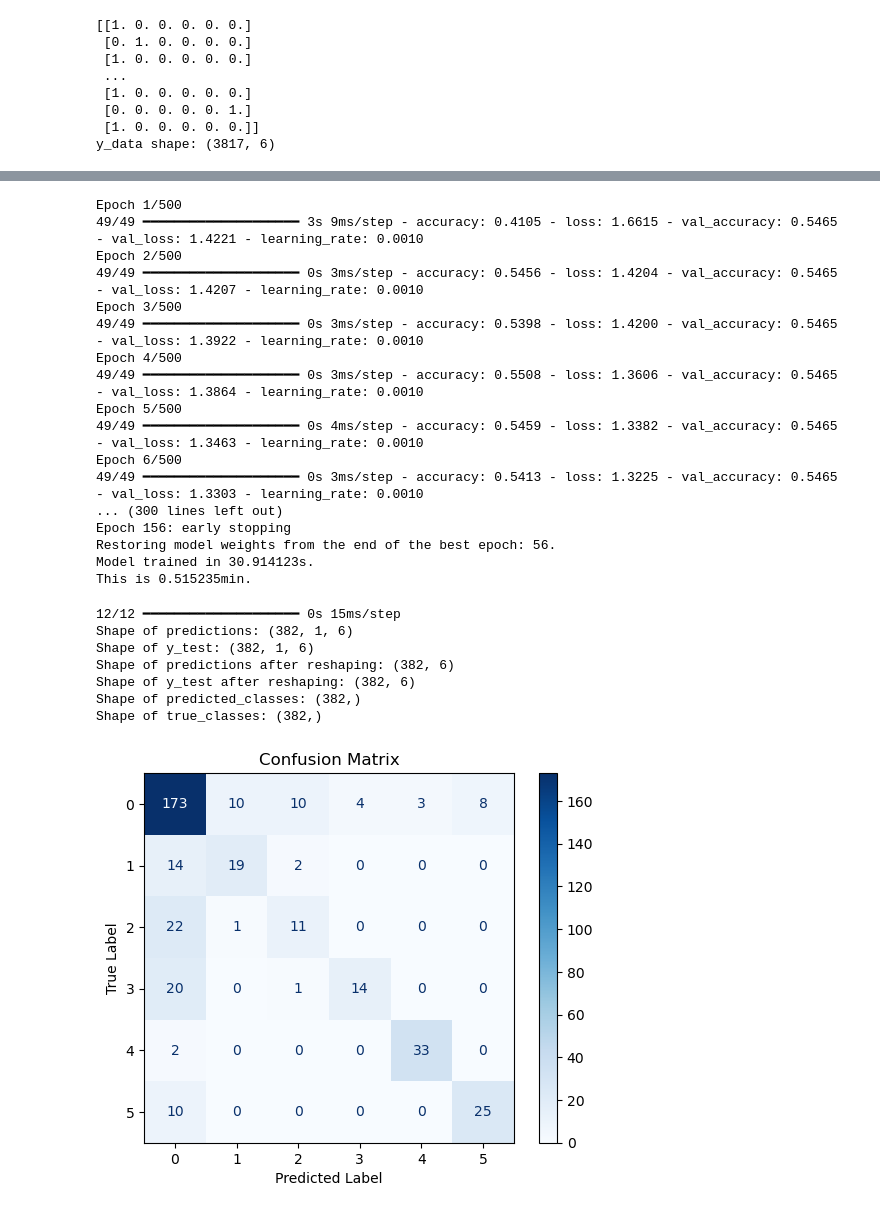
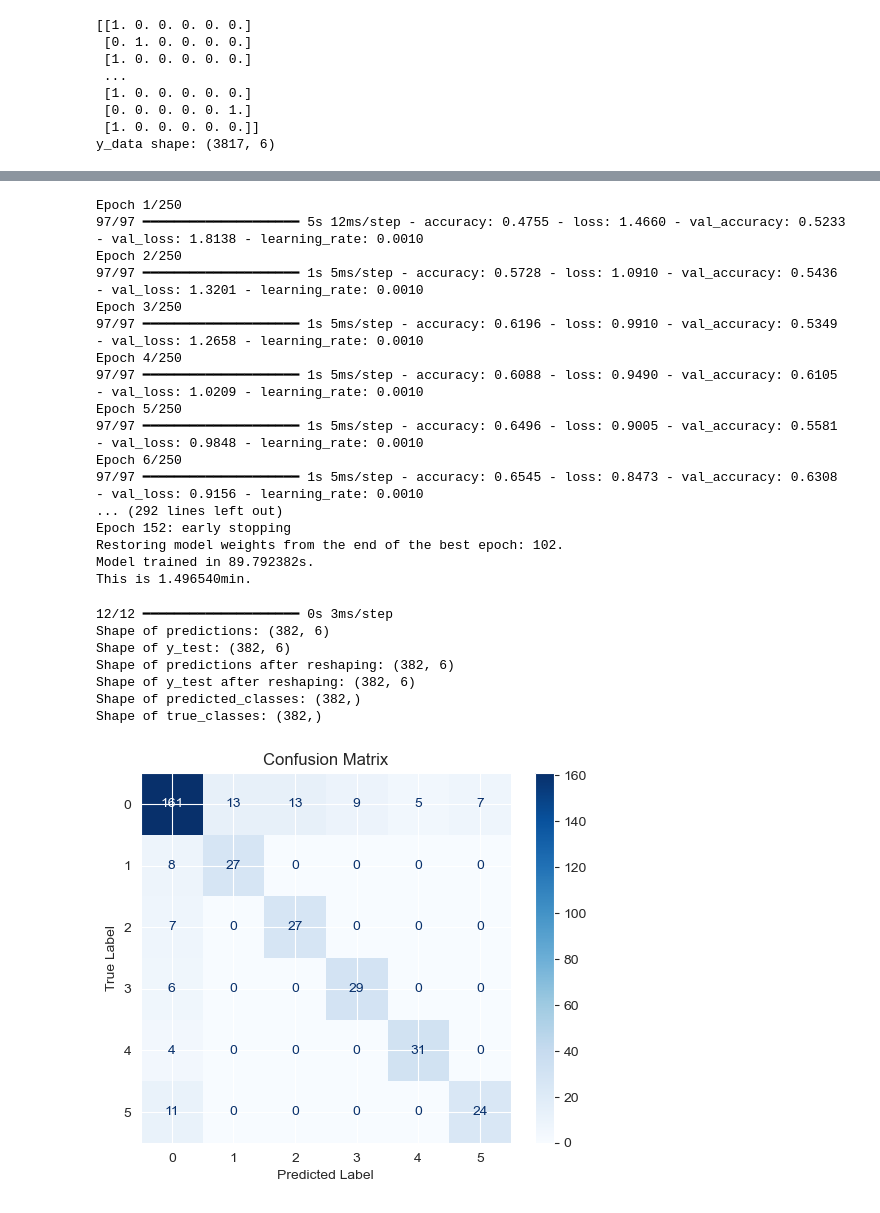
Before and after one commit to magictoene/BachelorThesis, a Jupyter notebook: neural_network_test.ipynb, the cells around one changed output, grey strips where cells are left out. Saved outputs shown, nothing was run; the diff lists cells and outputs as text; code cells hidden in the pictures.

```diff
--- a/neural_network_test.ipynb
+++ b/neural_network_test.ipynb
@@ -282,7 +306,7 @@ model.add(Dense(6, activation='softmax'))
 # print(class_weight_dict)
 # %%
 # Compile the model
-model.compile(optimizer=Adam(learning_rate=0.001), loss='categorical_crossentropy', metrics=['accuracy'])
+model.compile(optimizer=RMSprop(learning_rate=0.001), loss='categorical_crossentropy', metrics=['accuracy'])
 # %%
 # Print the model summary
 model.summary()
@@ -319,36 +335,36 @@ now = datetime.datetime.now()
 from keras.src.callbacks import EarlyStopping, ReduceLROnPlateau
 
 
-es_callback = EarlyStopping(monitor='val_loss', mode='min', patience=100, verbose=1, restore_best_weights=True)
-reduce_lr = ReduceLROnPlateau(monitor='val_loss', factor=0.5, patience=20)
+es_callback = EarlyStopping(monitor='val_loss', mode='min', patience=50, verbose=1, restore_best_weights=True)
+reduce_lr = ReduceLROnPlateau(monitor='val_loss', factor=0.3, patience=15)
 # %%
 from torch.utils.benchmark import timer
 
-# fit the keras model on the dataset
+# fit the keras model on the dataset0
 startTime = timer()
-history = model.fit(X_train, y_train, epochs=500, callbacks=[es_callback, reduce_lr], validation_data=(X_val, y_val), batch_size=64, verbose=1)# , class_weight=class_weight_dict)
+history = model.fit(X_train, y_train, epochs=250, callbacks=[es_callback, reduce_lr], validation_data=(X_val, y_val), batch_size=32, verbose=1)#, class_weight=class_weight_dict)
 
 endTime = timer()
 print("Model trained in {:f}s.".format(endTime - startTime))
 print("This is {:f}min.".format((endTime - startTime)/60))
 # %% [output]
-Epoch 1/500
-49/49 ━━━━━━━━━━━━━━━━━━━━ 3s 9ms/step - accuracy: 0.4105 - loss: 1.6615 - val_accuracy: 0.5465 - val_loss: 1.4221 - learning_rate: 0.0010
-Epoch 2/500
-49/49 ━━━━━━━━━━━━━━━━━━━━ 0s 3ms/step - accuracy: 0.5456 - loss: 1.4204 - val_accuracy: 0.5465 - val_loss: 1.4207 - learning_rate: 0.0010
-Epoch 3/500
-49/49 ━━━━━━━━━━━━━━━━━━━━ 0s 3ms/step - accuracy: 0.5398 - loss: 1.4200 - val_accuracy: 0.5465 - val_loss: 1.3922 - learning_rate: 0.0010
-Epoch 4/500
-49/49 ━━━━━━━━━━━━━━━━━━━━ 0s 3ms/step - accuracy: 0.5508 - loss: 1.3606 - val_accuracy: 0.5465 - val_loss: 1.3864 - learning_rate: 0.0010
-Epoch 5/500
-49/49 ━━━━━━━━━━━━━━━━━━━━ 0s 4ms/step - accuracy: 0.5459 - loss: 1.3382 - val_accuracy: 0.5465 - val_loss: 1.3463 - learning_rate: 0.0010
-Epoch 6/500
-49/49 ━━━━━━━━━━━━━━━━━━━━ 0s 3ms/step - accuracy: 0.5413 - loss: 1.3225 - val_accuracy: 0.5465 - val_loss: 1.3303 - learning_rate: 0.0010
-... (300 lines left out)
-Epoch 156: early stopping
-Restoring model weights from the end of the best epoch: 56.
-Model trained in 30.914123s.
-This is 0.515235min.
+Epoch 1/250
+97/97 ━━━━━━━━━━━━━━━━━━━━ 5s 12ms/step - accuracy: 0.4755 - loss: 1.4660 - val_accuracy: 0.5233 - val_loss: 1.8138 - learning_rate: 0.0010
+Epoch 2/250
+97/97 ━━━━━━━━━━━━━━━━━━━━ 1s 5ms/step - accuracy: 0.5728 - loss: 1.0910 - val_accuracy: 0.5436 - val_loss: 1.3201 - learning_rate: 0.0010
+Epoch 3/250
+97/97 ━━━━━━━━━━━━━━━━━━━━ 1s 5ms/step - accuracy: 0.6196 - loss: 0.9910 - val_accuracy: 0.5349 - val_loss: 1.2658 - learning_rate: 0.0010
+Epoch 4/250
+97/97 ━━━━━━━━━━━━━━━━━━━━ 1s 5ms/step - accuracy: 0.6088 - loss: 0.9490 - val_accuracy: 0.6105 - val_loss: 1.0209 - learning_rate: 0.0010
+Epoch 5/250
+97/97 ━━━━━━━━━━━━━━━━━━━━ 1s 5ms/step - accuracy: 0.6496 - loss: 0.9005 - val_accuracy: 0.5581 - val_loss: 0.9848 - learning_rate: 0.0010
+Epoch 6/250
+97/97 ━━━━━━━━━━━━━━━━━━━━ 1s 5ms/step - accuracy: 0.6545 - loss: 0.8473 - val_accuracy: 0.6308 - val_loss: 0.9156 - learning_rate: 0.0010
+... (292 lines left out)
+Epoch 152: early stopping
+Restoring model weights from the end of the best epoch: 102.
+Model trained in 89.792382s.
+This is 1.496540min.
 # %%
 # Predict on the test data
 from sklearn.metrics import confusion_matrix, ConfusionMatrixDisplay
@@ -362,38 +378,38 @@ predictions = model.predict(X_test)
 print(f"Shape of predictions: {predictions.shape}")
 print(f"Shape of y_test: {y_test.shape}")
 
-# Reshape the predictions and y_test to remove the extra dimension
-predictions = predictions.reshape(predictions.shape[0], predictions.shape[2])
-y_test = y_test.reshape(y_test.shape[0], y_test.shape[2])
+# # Reshape the predictions and y_test to remove the extra dimension
+# predictions = predictions.reshape(predictions.shape[0], predictions.shape[2])
+# y_test = y_test.reshape(y_test.shape[0], y_test.shape[2])
 
-# Print the shapes to debug
+# Print the shapes to debugs
 print(f"Shape of predictions after reshaping: {predictions.shape}")
 print(f"Shape of y_test after reshaping: {y_test.shape}")
 
 # Convert predictions and true labels to class indices
 predicted_classes = np.argmax(predictions, axis=1)
 true_classes = np.argmax(y_test, axis=1)
 
 # Print the shapes to debug
 print(f"Shape of predicted_classes: {predicted_classes.shape}")
 print(f"Shape of true_classes: {true_classes.shape}")
 
 # Generate the confusion matrix
 cm = confusion_matrix(true_classes, predicted_classes)
 
 # Display the confusion matrix
 disp = ConfusionMatrixDisplay(confusion_matrix=cm)
 disp.plot(cmap=plt.cm.Blues)
 plt.xlabel('Predicted Label')
 plt.ylabel('True Label')
 plt.title('Confusion Matrix')
 plt.show()
 # %% [output]
-12/12 ━━━━━━━━━━━━━━━━━━━━ 0s 15ms/step
-Shape of predictions: (382, 1, 6)
-Shape of y_test: (382, 1, 6)
+12/12 ━━━━━━━━━━━━━━━━━━━━ 0s 3ms/step
+Shape of predictions: (382, 6)
+Shape of y_test: (382, 6)
 Shape of predictions after reshaping: (382, 6)
 Shape of y_test after reshaping: (382, 6)
 Shape of predicted_classes: (382,)
 Shape of true_classes: (382,)
-[figure, old version]
+[figure, new version]
```
Also changed, not shown: parts of 6 cells of this notebook.
